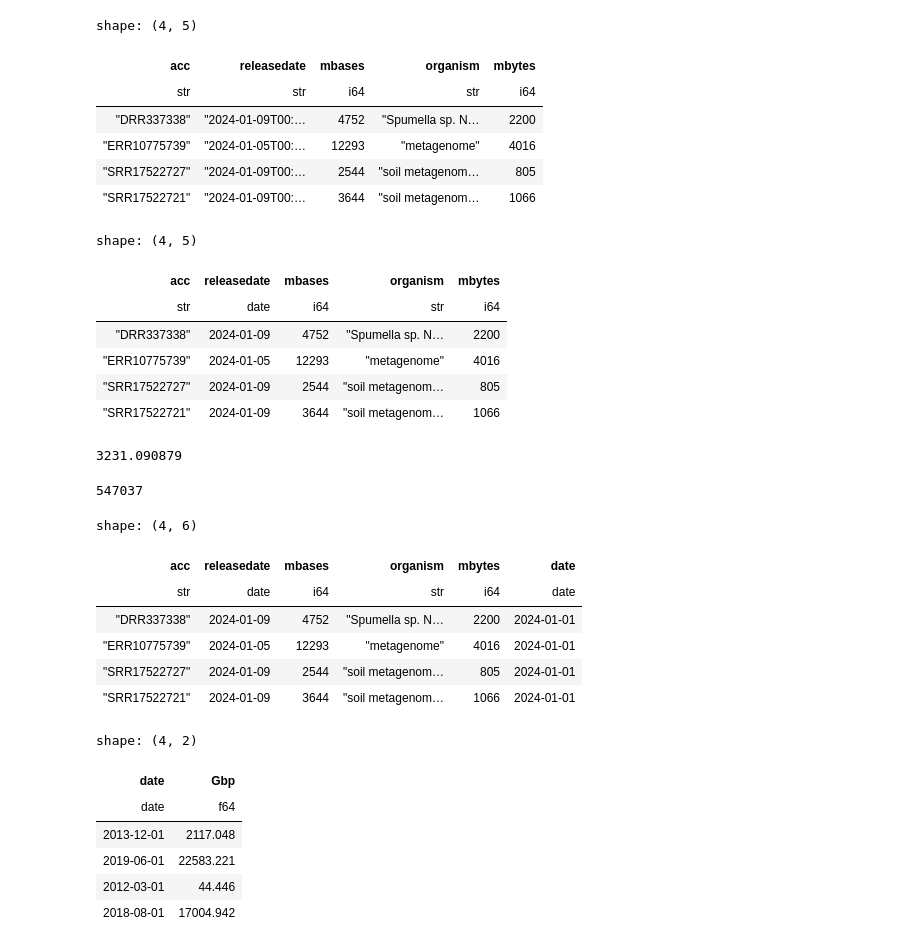
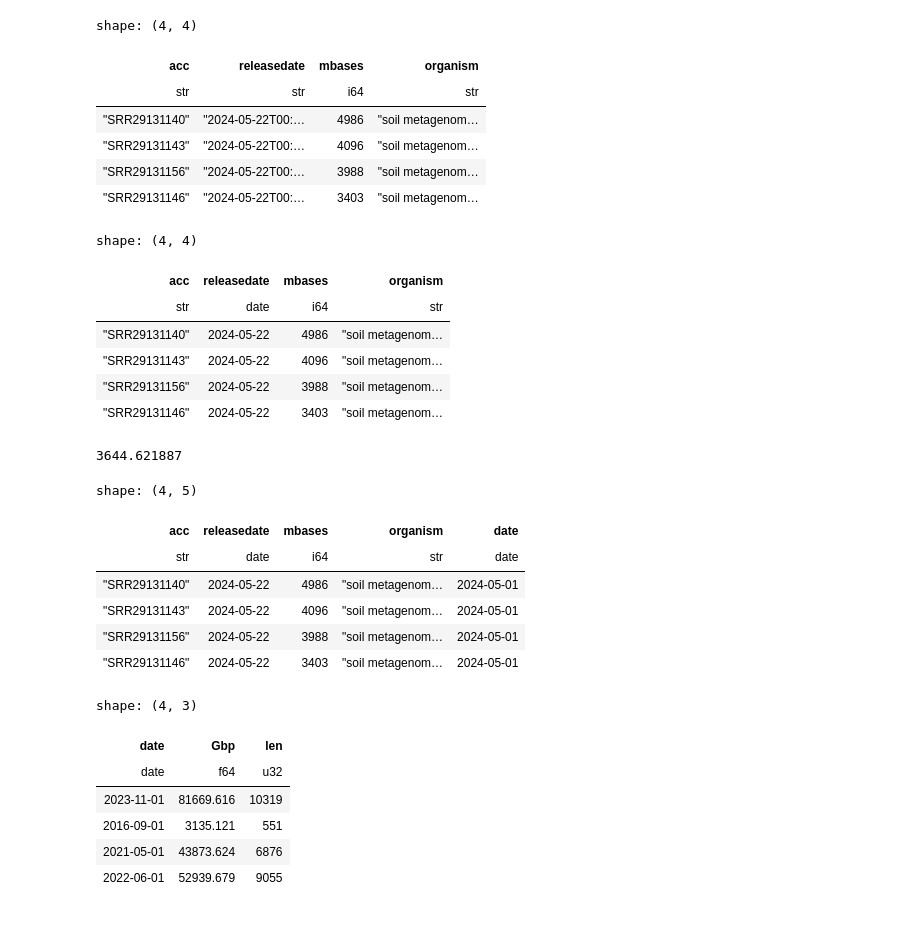
Before and after one commit to wwood/sandpiper, a Jupyter notebook: growth_over_time.ipynb, the cells around one changed output. Cells and saved outputs as stored; diff of their text form; code cells hidden in the pictures.

```diff
--- a/growth_over_time.ipynb
+++ b/growth_over_time.ipynb
@@ -3,59 +3,58 @@ import polars as pl
 from plotnine import *
 # %%
 # cat shotgun_sra_20231208/* |jq -r '[.acc,.releasedate,.mbases,.organism] |@csv' |pigz >sra_metadata/sra_metadata_20230915.some_columns.csv.gz
-df = pl.read_csv('sra_metadata/sra_metadata_20240110.some_columns.csv.gz', has_header=False)
-df.columns = ['acc','releasedate','mbases','organism','mbytes']
+# (miniforge3)cl5n006:20241101:~/git/sandpiper$ cat ~/m/big_data_microbiome/14_sra_metadata_20240520/shotgun_sra_20240523/* |jq -r '[.acc,.releasedate,.mbases,.organism] |@csv' |pigz >sra_metadata/shotgun_sra_20240523.some_columns.csv.gz
+df = pl.read_csv('sra_metadata/shotgun_sra_20240523.some_columns.csv.gz', has_header=False)
+df.columns = ['acc','releasedate','mbases','organism']
 df[:4]
 # %% [output]
-shape: (4, 5)
+shape: (4, 4)
-| acc | releasedate | mbases | organism | mbytes |
-| str | str | i64 | str | i64 |
-| "DRR337338" | "2024-01-09T00:… | 4752 | "Spumella sp. N… | 2200 |
-| "ERR10775739" | "2024-01-05T00:… | 12293 | "metagenome" | 4016 |
-| "SRR17522727" | "2024-01-09T00:… | 2544 | "soil metagenom… | 805 |
-| "SRR17522721" | "2024-01-09T00:… | 3644 | "soil metagenom… | 1066 |
+| acc | releasedate | mbases | organism |
+| str | str | i64 | str |
+| "SRR29131140" | "2024-05-22T00:… | 4986 | "soil metagenom… |
+| "SRR29131143" | "2024-05-22T00:… | 4096 | "soil metagenom… |
+| "SRR29131156" | "2024-05-22T00:… | 3988 | "soil metagenom… |
+| "SRR29131146" | "2024-05-22T00:… | 3403 | "soil metagenom… |
 # %%
 df = df.with_columns(pl.col('releasedate').str.slice(0,10).str.to_date("%Y-%m-%d"))
 df[:4]
 # %% [output]
-shape: (4, 5)
+shape: (4, 4)
-| acc | releasedate | mbases | organism | mbytes |
-| str | date | i64 | str | i64 |
-| "DRR337338" | 2024-01-09 | 4752 | "Spumella sp. N… | 2200 |
-| "ERR10775739" | 2024-01-05 | 12293 | "metagenome" | 4016 |
-| "SRR17522727" | 2024-01-09 | 2544 | "soil metagenom… | 805 |
-| "SRR17522721" | 2024-01-09 | 3644 | "soil metagenom… | 1066 |
+| acc | releasedate | mbases | organism |
+| str | date | i64 | str |
+| "SRR29131140" | 2024-05-22 | 4986 | "soil metagenom… |
+| "SRR29131143" | 2024-05-22 | 4096 | "soil metagenom… |
+| "SRR29131156" | 2024-05-22 | 3988 | "soil metagenom… |
+| "SRR29131146" | 2024-05-22 | 3403 | "soil metagenom… |
 # %%
 sum(df['mbases']) / 1_000_000 #=> This many terabases
 # %% [output]
-3231.090879
+3644.621887
-# %%
-len(df) # => This many runs
-# %% [output]
-547037
 # %%
 df = df.with_columns(pl.date(year=pl.col('releasedate').dt.year(), month=pl.col('releasedate').dt.month(), day=1))
 df[:4]
 # per_month = df.groupby('releasedate').agg(pl.sum('mbases').alias('mbases'))
 # %% [output]
-shape: (4, 6)
+shape: (4, 5)
-| acc | releasedate | mbases | organism | mbytes | date |
-| str | date | i64 | str | i64 | date |
-| "DRR337338" | 2024-01-09 | 4752 | "Spumella sp. N… | 2200 | 2024-01-01 |
-| "ERR10775739" | 2024-01-05 | 12293 | "metagenome" | 4016 | 2024-01-01 |
-| "SRR17522727" | 2024-01-09 | 2544 | "soil metagenom… | 805 | 2024-01-01 |
-| "SRR17522721" | 2024-01-09 | 3644 | "soil metagenom… | 1066 | 2024-01-01 |
+| acc | releasedate | mbases | organism | date |
+| str | date | i64 | str | date |
+| "SRR29131140" | 2024-05-22 | 4986 | "soil metagenom… | 2024-05-01 |
+| "SRR29131143" | 2024-05-22 | 4096 | "soil metagenom… | 2024-05-01 |
+| "SRR29131156" | 2024-05-22 | 3988 | "soil metagenom… | 2024-05-01 |
+| "SRR29131146" | 2024-05-22 | 3403 | "soil metagenom… | 2024-05-01 |
 # %%
-per_month = df.groupby('date').agg(pl.sum('mbases').alias('Gbp') / 1_000)
+per_month = df.group_by('date').agg(pl.sum('mbases').alias('Gbp') / 1_000)
+per_month_count = df.group_by('date').len()
+per_month = per_month.join(per_month_count, on='date')
 per_month[:4]
 # %% [output]
-shape: (4, 2)
+shape: (4, 3)
-| date | Gbp |
-| date | f64 |
-| 2013-12-01 | 2117.048 |
-| 2019-06-01 | 22583.221 |
-| 2012-03-01 | 44.446 |
-| 2018-08-01 | 17004.942 |
+| date | Gbp | len |
+| date | f64 | u32 |
+| 2023-11-01 | 81669.616 | 10319 |
+| 2016-09-01 | 3135.121 | 551 |
+| 2021-05-01 | 43873.624 | 6876 |
+| 2022-06-01 | 52939.679 | 9055 |
 # %%
 ggplot(per_month, aes(x='date', y='Gbp'))+geom_line() #+geom_smooth(colour='blue')
 # %% [output]
```
Also changed, not shown: parts of 8 cells of this notebook, 7 other files.
